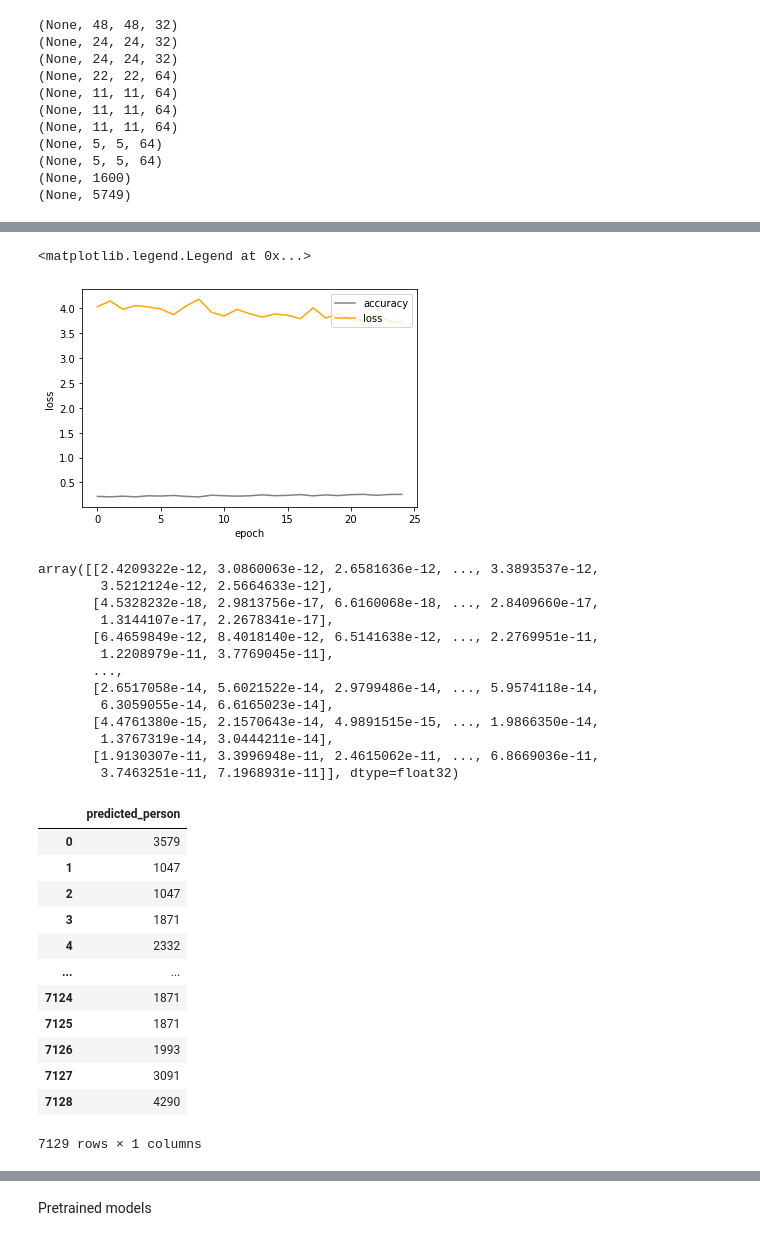
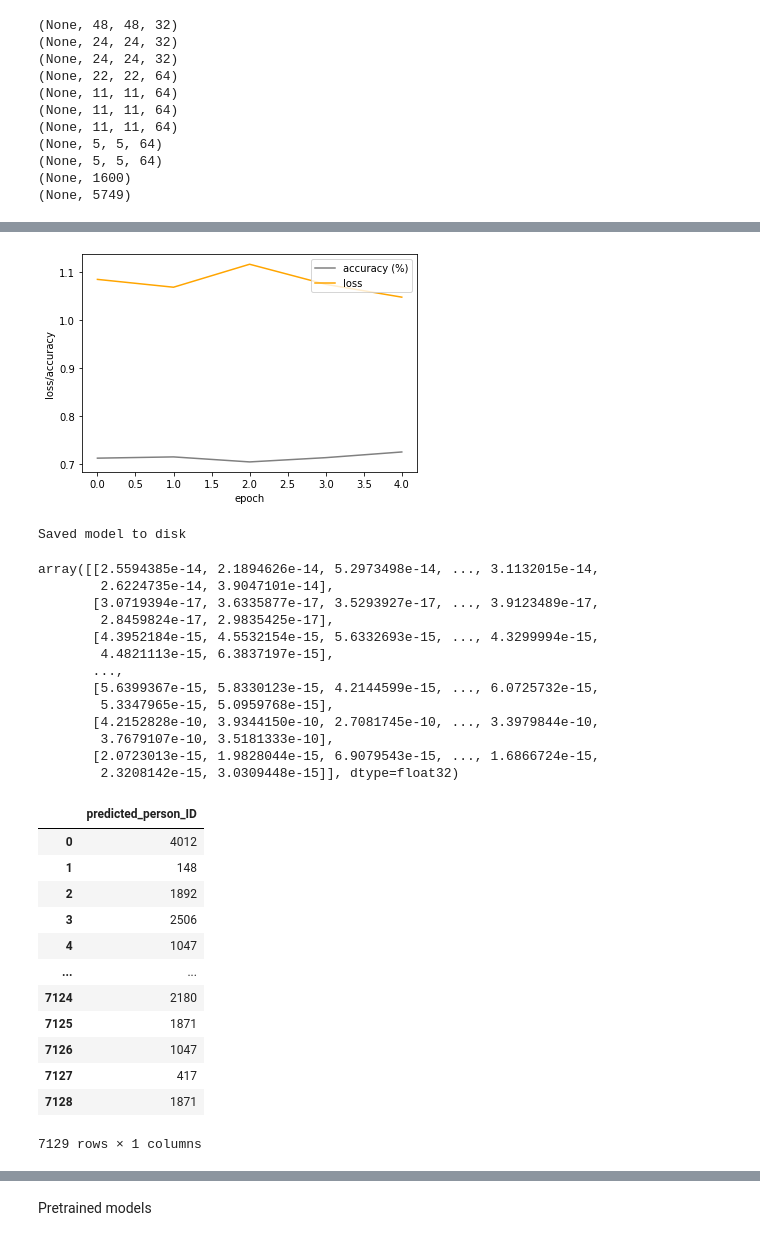
Before and after one commit to hadil1999-creator/Research-nternship-InnovCom, a Jupyter notebook: INNOV'COM.ipynb, the cells around one changed output, grey strips where cells are left out. Cells and saved outputs as stored; diff of their text form; code cells hidden in the pictures.

```diff
--- a/INNOV'COM.ipynb
+++ b/INNOV'COM.ipynb
@@ -565,5 +893,5 @@ opt = tf.keras.optimizers.Adam(learning_rate=0.01)
 model1.compile(optimizer=opt,loss = tf.keras.losses.SparseCategoricalCrossentropy(from_logits=True), metrics=['accuracy'])
 es = tf.keras.callbacks.EarlyStopping(monitor='accuracy', verbose=1, patience=1,mode="max")
 # %%
-model1_fit = model1.fit(train1, epochs=25)
+model1_fit = model1.fit(train1, epochs=5)
 # %% [output]
@@ -591,20 +912,22 @@ model1_evaluate = model1.evaluate(validation1)
 # %%
 import matplotlib.pyplot as plt
 plt.plot(model1_fit.history['accuracy'],color="grey")
 plt.plot(model1_fit.history['loss'], color = "orange")
 plt.ylabel('accuracy')
-plt.ylabel('loss')
+plt.ylabel('loss/accuracy')
 plt.xlabel('epoch')
-plt.legend(['accuracy', 'loss'], loc='upper right')
+plt.legend(['accuracy (%)', 'loss'], loc='upper right')
+plt.savefig("my face archi plot")
 # %% [output]
-<matplotlib.legend.Legend at 0x...>
-[figure, old version]
+[figure, new version]
 # %%
 import joblib
 import pickle
 filename1 = "face recognition my archi.joblib"
-joblib.dump(model1, filename)
+joblib.dump(model1, filename1)
 print("Saved model to disk")
+# %% [output]
+Saved model to disk
 # %%
 import joblib
 import pickle
@@ -615,18 +938,18 @@ loaded_model1.summary()
 prediction1=model1.predict(test1)
 prediction1
 # %% [output]
-array([[2.4209322e-12, 3.0860063e-12, 2.6581636e-12, ..., 3.3893537e-12,
-        3.5212124e-12, 2.5664633e-12],
-       [4.5328232e-18, 2.9813756e-17, 6.6160068e-18, ..., 2.8409660e-17,
-        1.3144107e-17, 2.2678341e-17],
-       [6.4659849e-12, 8.4018140e-12, 6.5141638e-12, ..., 2.2769951e-11,
-        1.2208979e-11, 3.7769045e-11],
+array([[2.5594385e-14, 2.1894626e-14, 5.2973498e-14, ..., 3.1132015e-14,
+        2.6224735e-14, 3.9047101e-14],
+       [3.0719394e-17, 3.6335877e-17, 3.5293927e-17, ..., 3.9123489e-17,
+        2.8459824e-17, 2.9835425e-17],
+       [4.3952184e-15, 4.5532154e-15, 5.6332693e-15, ..., 4.3299994e-15,
+        4.4821113e-15, 6.3837197e-15],
        ...,
-       [2.6517058e-14, 5.6021522e-14, 2.9799486e-14, ..., 5.9574118e-14,
-        6.3059055e-14, 6.6165023e-14],
-       [4.4761380e-15, 2.1570643e-14, 4.9891515e-15, ..., 1.9866350e-14,
-        1.3767319e-14, 3.0444211e-14],
-       [1.9130307e-11, 3.3996948e-11, 2.4615062e-11, ..., 6.8669036e-11,
-        3.7463251e-11, 7.1968931e-11]], dtype=float32)
+       [5.6399367e-15, 5.8330123e-15, 4.2144599e-15, ..., 6.0725732e-15,
+        5.3347965e-15, 5.0959768e-15],
+       [4.2152828e-10, 3.9344150e-10, 2.7081745e-10, ..., 3.3979844e-10,
+        3.7679107e-10, 3.5181333e-10],
+       [2.0723013e-15, 1.9828044e-15, 6.9079543e-15, ..., 1.6866724e-15,
+        2.3208142e-15, 3.0309448e-15]], dtype=float32)
 # %%
 df1 = pd.DataFrame(prediction1)
@@ -634,18 +957,18 @@ df1['predicted_person']= np.argmax(prediction1, axis=-1)
 df1
 # %%
-df1_sum = pd.DataFrame(df1['predicted_person'])
+df1_sum = pd.DataFrame(df1['predicted_person_ID'])
 df1_sum
 # %% [output]
-|  | predicted_person |
-| 0 | 3579 |
-| 1 | 1047 |
-| 2 | 1047 |
-| 3 | 1871 |
-| 4 | 2332 |
+|  | predicted_person_ID |
+| 0 | 4012 |
+| 1 | 148 |
+| 2 | 1892 |
+| 3 | 2506 |
+| 4 | 1047 |
 | ... | ... |
-| 7124 | 1871 |
+| 7124 | 2180 |
 | 7125 | 1871 |
-| 7126 | 1993 |
-| 7127 | 3091 |
-| 7128 | 4290 |
+| 7126 | 1047 |
+| 7127 | 417 |
+| 7128 | 1871 |
 7129 rows × 1 columns
```
Also changed, not shown: parts of 82 cells of this notebook.
